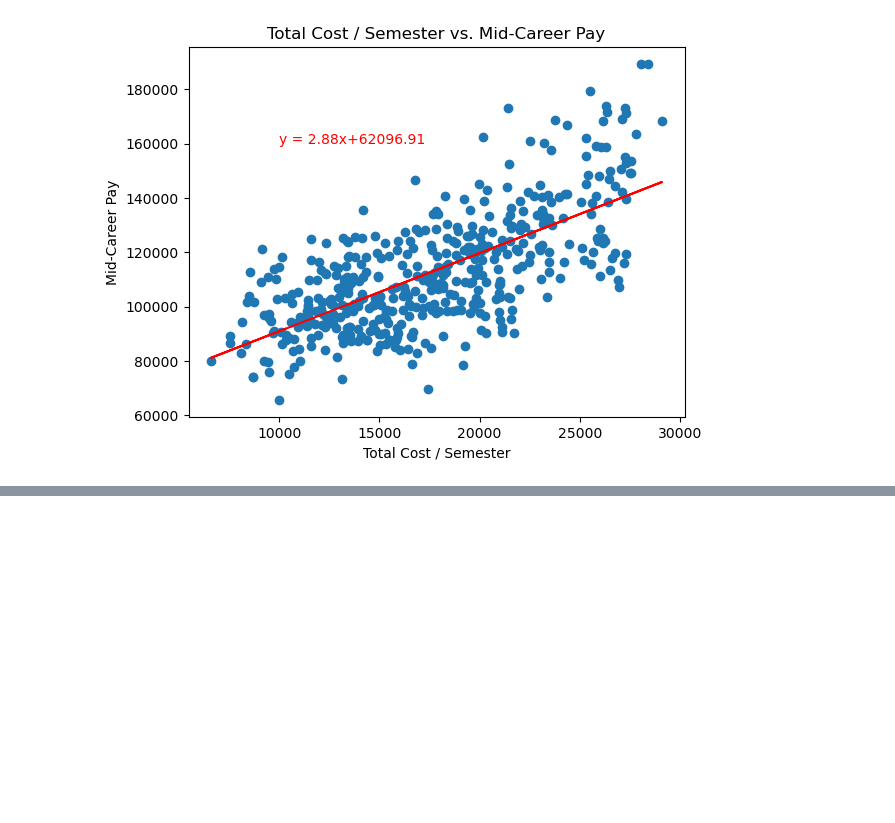
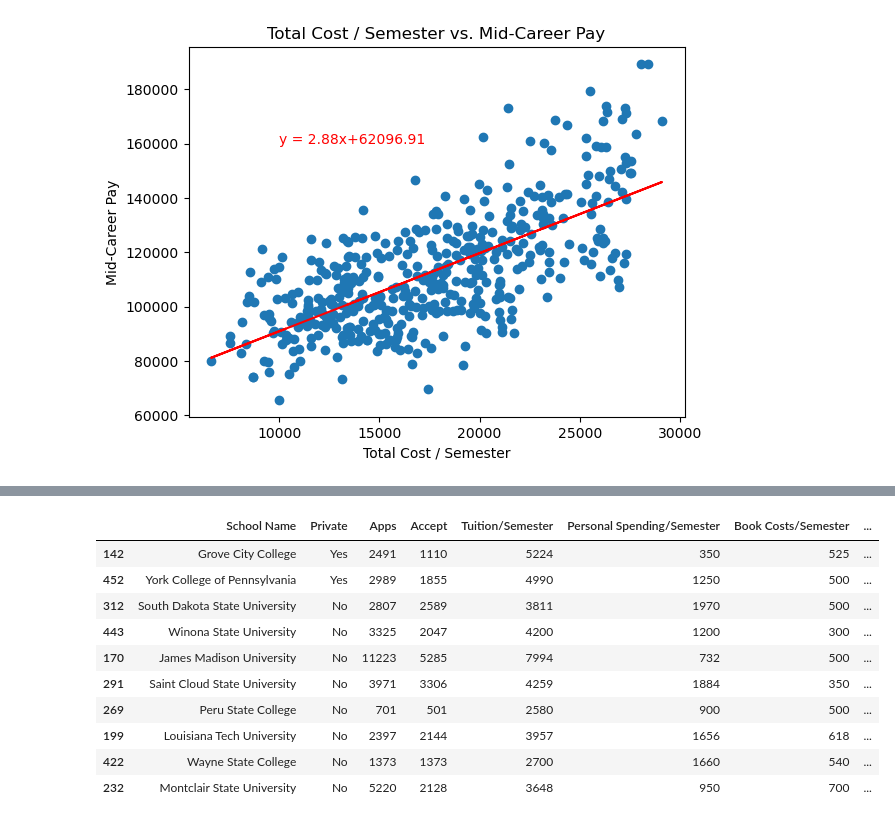
Before and after one commit to sWeeks99/Education_Trends_and_Opportunities, a Jupyter notebook: fosters-analysis/fosters_data.ipynb, the cells around one changed output, grey strips where cells are left out. Saved outputs shown, nothing was run; the diff lists cells and outputs as text; code cells hidden in the pictures; blank space fills up the shorter version.

```diff
--- a/fosters-analysis/fosters_data.ipynb
+++ b/fosters-analysis/fosters_data.ipynb
@@ -74,0 +182,14 @@ plt.savefig('../data/total_cost_vs_mid_career_pay')
+# %%
+college_final_df.nlargest(10, 'Expected Mid-Career Pay / cost')
+# %% [output]
+|  | School Name | Private | Apps | Accept | Tuition/Semester | Personal Spending/Semester | Book Costs/Semester | ... |
+| 142 | Grove City College | Yes | 2491 | 1110 | 5224 | 350 | 525 | ... |
+| 452 | York College of Pennsylvania | Yes | 2989 | 1855 | 4990 | 1250 | 500 | ... |
+| 312 | South Dakota State University | No | 2807 | 2589 | 3811 | 1970 | 500 | ... |
+| 443 | Winona State University | No | 3325 | 2047 | 4200 | 1200 | 300 | ... |
+| 170 | James Madison University | No | 11223 | 5285 | 7994 | 732 | 500 | ... |
+| 291 | Saint Cloud State University | No | 3971 | 3306 | 4259 | 1884 | 350 | ... |
+| 269 | Peru State College | No | 701 | 501 | 2580 | 900 | 500 | ... |
+| 199 | Louisiana Tech University | No | 2397 | 2144 | 3957 | 1656 | 618 | ... |
+| 422 | Wayne State College | No | 1373 | 1373 | 2700 | 1660 | 540 | ... |
+| 232 | Montclair State University | No | 5220 | 2128 | 3648 | 950 | 700 | ... |
```
Also changed, not shown: parts of 8 cells of this notebook.
